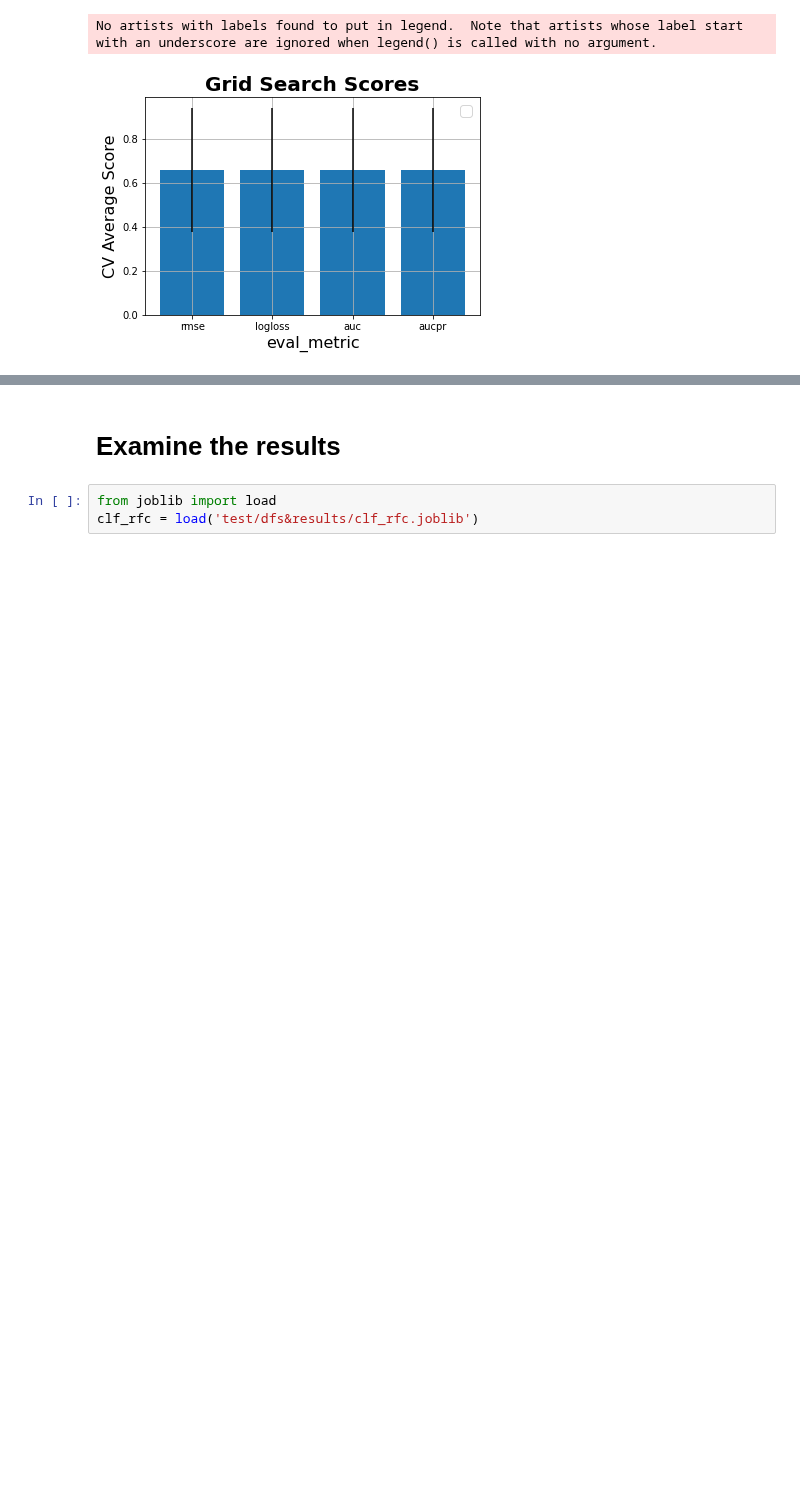
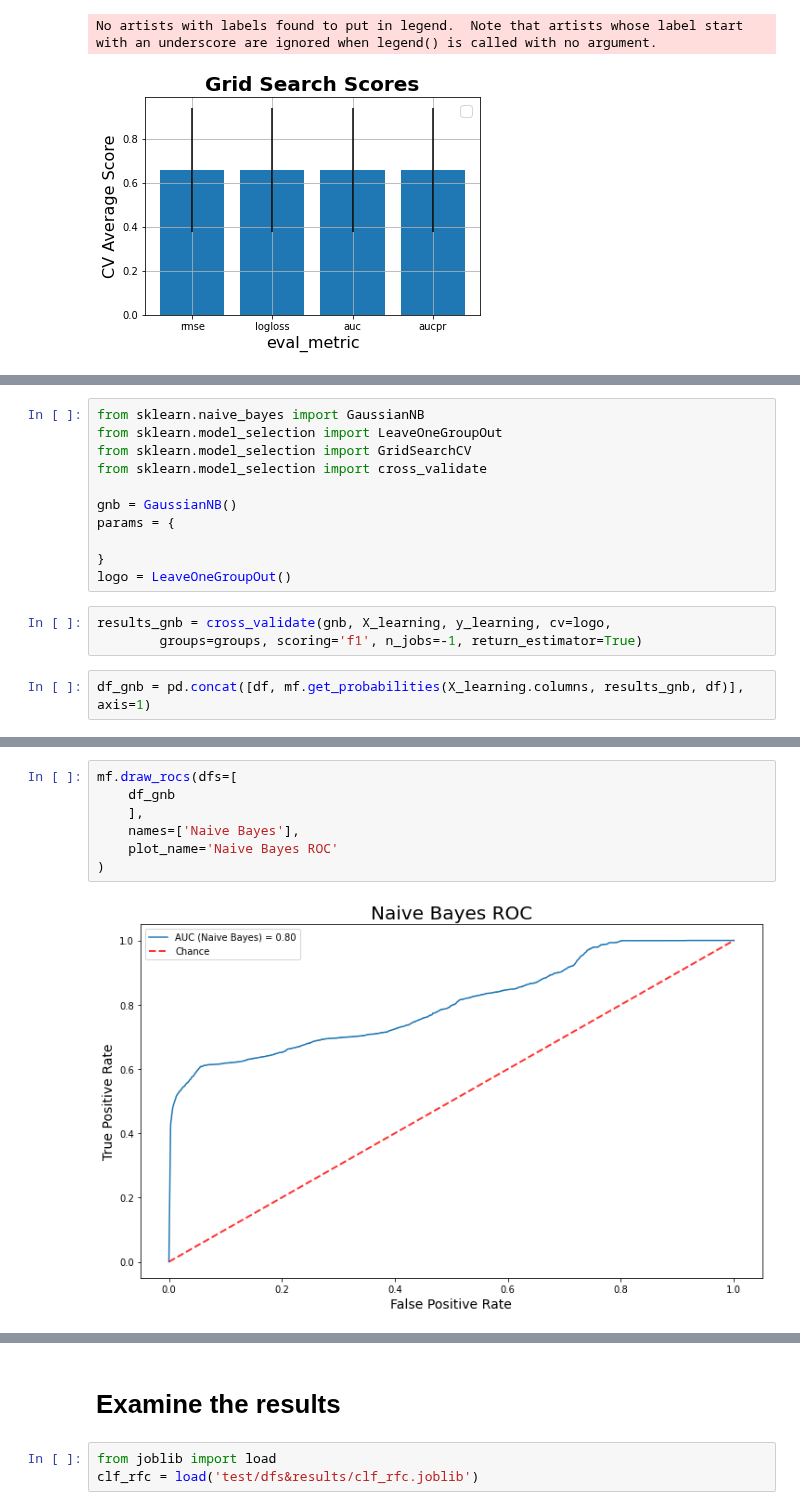
Before and after one commit to mikrzol/ML_bacteriophage_host_predicting, a Jupyter notebook: hyperparameter_tuning.ipynb, the cells around one changed output, grey strips where cells are left out. Drawn from its saved outputs; the diff is of its cells as text; blank space fills up the shorter version.

Commit message:
add Naive Bayes model

```diff
--- a/hyperparameter_tuning.ipynb
+++ b/hyperparameter_tuning.ipynb
@@ -566,0 +571,16 @@ No artists with labels found to put in legend.  Note that artists whose label st
+# %%
+from sklearn.naive_bayes import GaussianNB
+from sklearn.model_selection import LeaveOneGroupOut
+from sklearn.model_selection import GridSearchCV
+from sklearn.model_selection import cross_validate
+
+gnb = GaussianNB()
+params = {
+
+}
+logo = LeaveOneGroupOut()
+# %%
+results_gnb = cross_validate(gnb, X_learning, y_learning, cv=logo,
+        groups=groups, scoring='f1', n_jobs=-1, return_estimator=True)
+# %%
+df_gnb = pd.concat([df, mf.get_probabilities(X_learning.columns, results_gnb, df)], axis=1)
@@ -566,0 +603,9 @@ No artists with labels found to put in legend.  Note that artists whose label st
+# %%
+mf.draw_rocs(dfs=[
+    df_gnb
+    ],
+    names=['Naive Bayes'],
+    plot_name='Naive Bayes ROC'
+)
+# %% [output]
+[figure, added]
```
Also changed, not shown: parts of 11 cells of this notebook.
